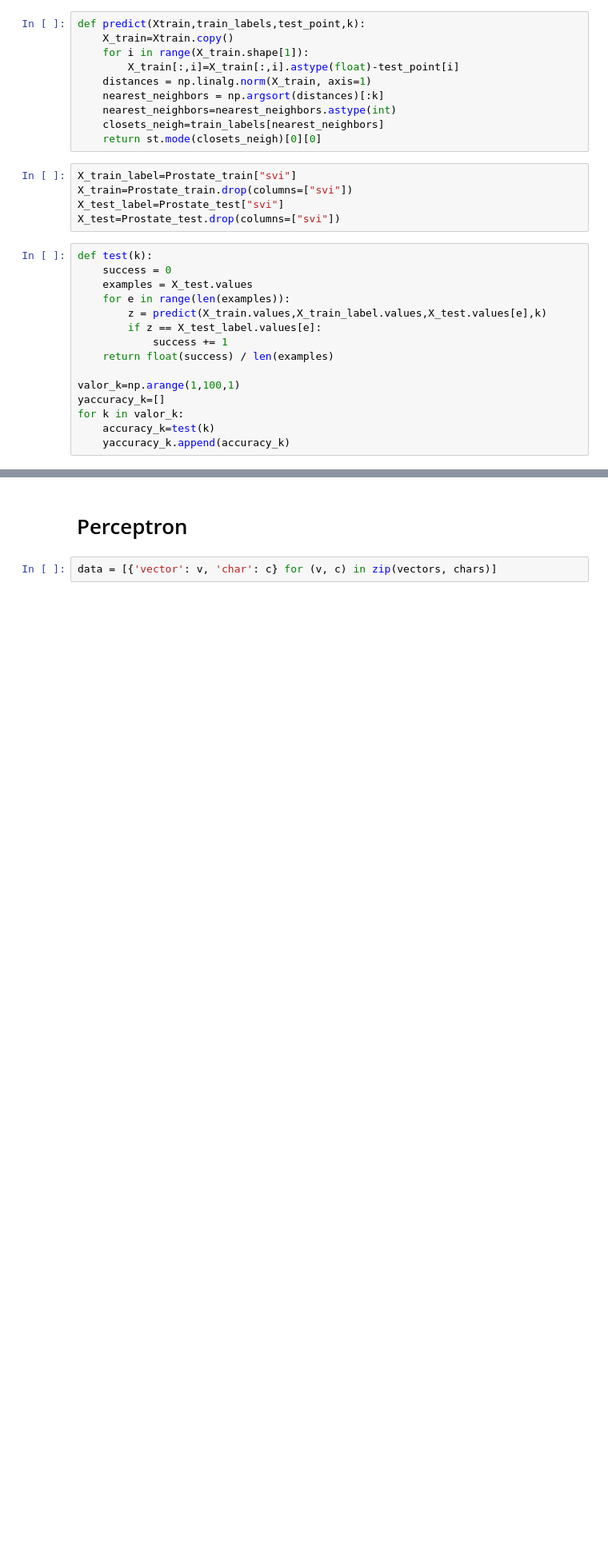
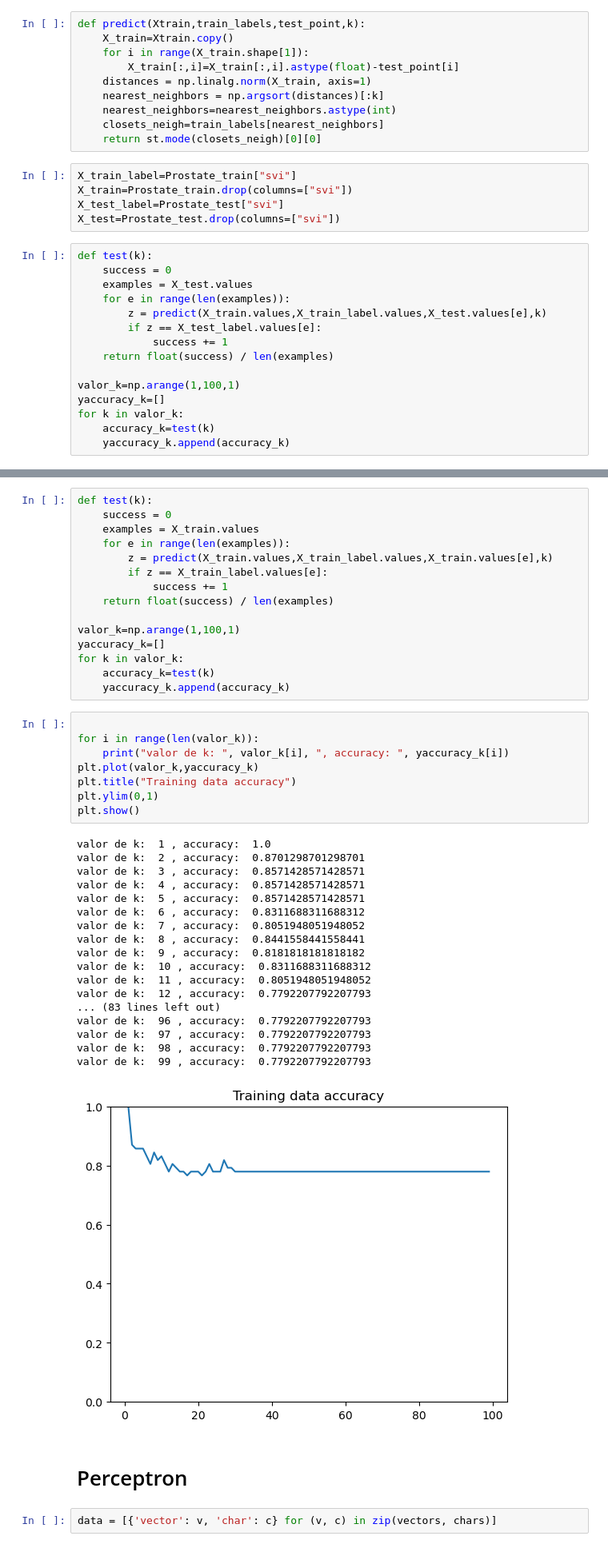
Before and after one commit to afrincon2/Data_Scientist, a Jupyter notebook: KNN/KNNandPerceptronEx.ipynb, the cells around one changed output, grey strips where cells are left out. Shown at 80% size. Saved outputs shown, nothing was run; the diff lists cells and outputs as text; blank space fills up the shorter version.

```diff
--- a/KNN/KNNandPerceptronEx.ipynb
+++ b/KNN/KNNandPerceptronEx.ipynb
@@ -299,3 +299,45 @@ valor de k:  99 , accuracy:  0.8
+# %%
+def test(k):
+    success = 0
+    examples = X_train.values
+    for e in range(len(examples)):
+        z = predict(X_train.values,X_train_label.values,X_train.values[e],k)
+        if z == X_train_label.values[e]:
+            success += 1
+    return float(success) / len(examples)
+
+valor_k=np.arange(1,100,1)
+yaccuracy_k=[]
+for k in valor_k:
+    accuracy_k=test(k)
+    yaccuracy_k.append(accuracy_k)
+# %%
+
+for i in range(len(valor_k)):
+    print("valor de k: ", valor_k[i], ", accuracy: ", yaccuracy_k[i])
+plt.plot(valor_k,yaccuracy_k)
+plt.title("Training data accuracy")
+plt.ylim(0,1)
+plt.show()
+# %% [output]
+valor de k:  1 , accuracy:  1.0
+valor de k:  2 , accuracy:  0.8701298701298701
+valor de k:  3 , accuracy:  0.8571428571428571
+valor de k:  4 , accuracy:  0.8571428571428571
+valor de k:  5 , accuracy:  0.8571428571428571
+valor de k:  6 , accuracy:  0.8311688311688312
+valor de k:  7 , accuracy:  0.8051948051948052
+valor de k:  8 , accuracy:  0.8441558441558441
+valor de k:  9 , accuracy:  0.8181818181818182
+valor de k:  10 , accuracy:  0.8311688311688312
+valor de k:  11 , accuracy:  0.8051948051948052
+valor de k:  12 , accuracy:  0.7792207792207793
+... (83 lines left out)
+valor de k:  96 , accuracy:  0.7792207792207793
+valor de k:  97 , accuracy:  0.7792207792207793
+valor de k:  98 , accuracy:  0.7792207792207793
+valor de k:  99 , accuracy:  0.7792207792207793
+[figure, added]
 # %% [markdown]
 # Perceptron
 # %%
```
Also changed, not shown: parts of 1 cell of this notebook.
